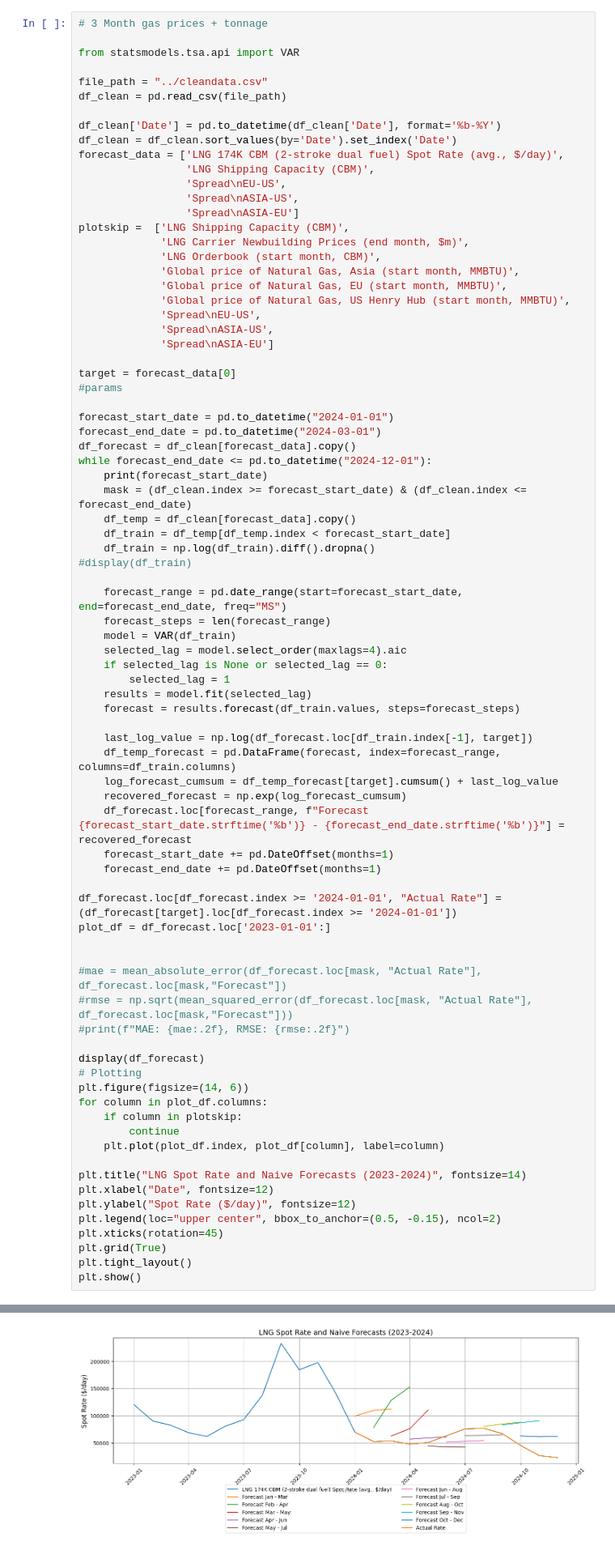
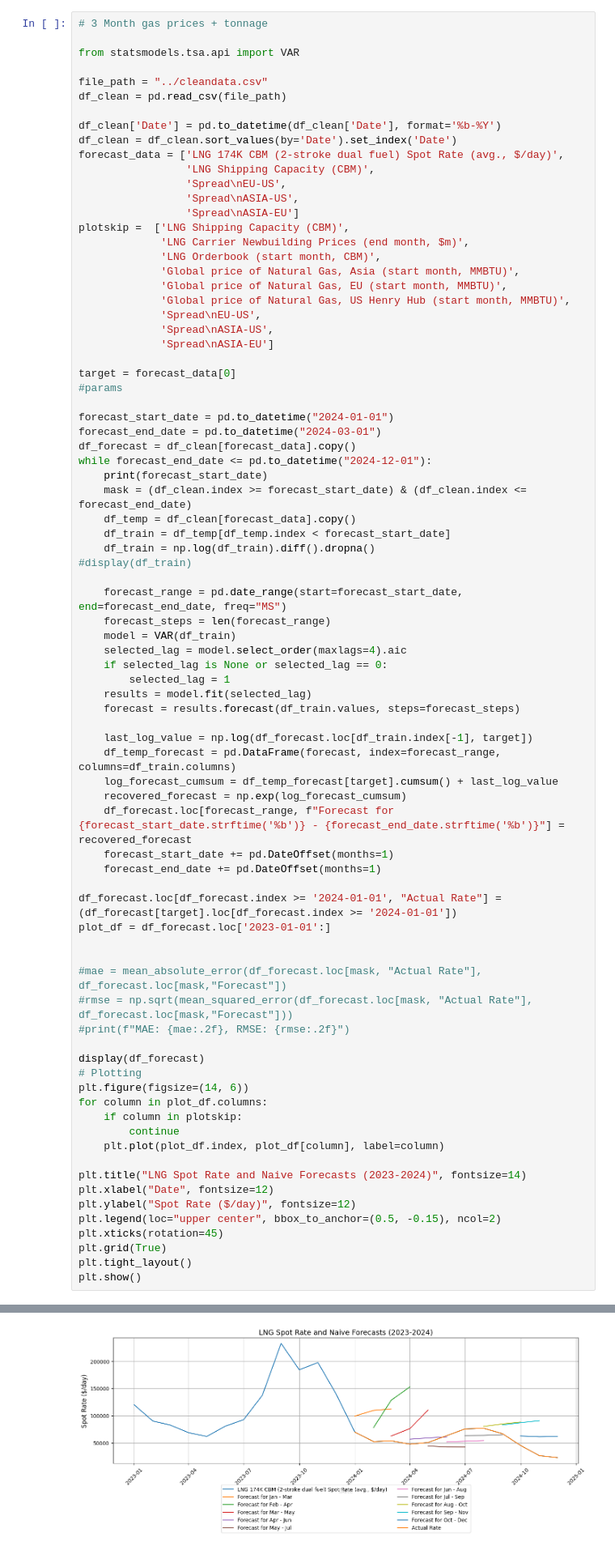
Before and after one commit to thomasmatre/LNGMaster, a Jupyter notebook: VAR_Forecast/var.ipynb, the cells around one changed output, grey strips where cells are left out. Shown at 81% size. Saved outputs shown, nothing was run; the diff lists cells and outputs as text.

```diff
--- a/VAR_Forecast/var.ipynb
+++ b/VAR_Forecast/var.ipynb
@@ -654,7 +654,7 @@ while forecast_end_date <= pd.to_datetime("2024-12-01"):
     df_temp_forecast = pd.DataFrame(forecast, index=forecast_range, columns=df_train.columns)
     log_forecast_cumsum = df_temp_forecast[target].cumsum() + last_log_value
     recovered_forecast = np.exp(log_forecast_cumsum)
-    df_forecast.loc[forecast_range, f"Forecast {forecast_start_date.strftime('%b')} - {forecast_end_date.strftime('%b')}"] = recovered_forecast
+    df_forecast.loc[forecast_range, f"Forecast for {forecast_start_date.strftime('%b')} - {forecast_end_date.strftime('%b')}"] = recovered_forecast
     forecast_start_date += pd.DateOffset(months=1)
     forecast_end_date += pd.DateOffset(months=1)
 
@@ -680,34 +680,34 @@ plt.ylabel("Spot Rate ($/day)", fontsize=12)
 plt.legend(loc="upper center", bbox_to_anchor=(0.5, -0.15), ncol=2)
 plt.xticks(rotation=45)
 plt.grid(True)
 plt.tight_layout()
 plt.show()
 # %% [output]
 2024-01-01 00:00:00
 2024-02-01 00:00:00
 2024-03-01 00:00:00
 2024-04-01 00:00:00
 2024-05-01 00:00:00
 2024-06-01 00:00:00
 2024-07-01 00:00:00
 2024-08-01 00:00:00
 2024-09-01 00:00:00
 2024-10-01 00:00:00
 |  | LNG 174K CBM (2-stroke dual fuel)... | LNG Shipping Capacity (CBM) | Spread\nEU-US | Spread\nASIA-US | Spread\nASIA-EU | ... |
 | Date |  |  |  |  |  | ... |
 | 2019-01-01 | 91358.125 | 69843618 | 4.052369 | 5.176957 | 1.124587 | ... |
 | 2019-02-01 | 68721.750 | 70711428 | 3.306839 | 3.821500 | 0.514661 | ... |
 | 2019-03-01 | 48349.900 | 71241828 | 2.393847 | 2.441905 | 0.048058 | ... |
 | 2019-04-01 | 48500.000 | 71939628 | 2.355977 | 2.482489 | 0.126512 | ... |
 | 2019-05-01 | 64600.000 | 72450028 | 1.768444 | 2.441522 | 0.673078 | ... |
 | ... | ... | ... | ... | ... | ... | ... |
 | 2024-08-01 | 76800.000 | 106147278 | 10.098846 | 11.118000 | 1.019154 | ... |
 | 2024-09-01 | 67000.000 | 106849278 | 9.349860 | 10.689048 | 1.339188 | ... |
 | 2024-10-01 | 45312.500 | 108597278 | 10.180217 | 10.538217 | 0.358000 | ... |
 | 2024-11-01 | 26600.000 | 109293278 | 10.818619 | 11.032619 | 0.214000 | ... |
 | 2024-12-01 | 23000.000 | 110512278 | 10.306091 | 10.774091 | 0.468000 | ... |
 72 rows × 16 columns
-[figure, old version]
+[figure, new version]
 # %%
 # 1 Month all data
 
```
Also changed, not shown: parts of 1 cell of this notebook, 1 other file.
